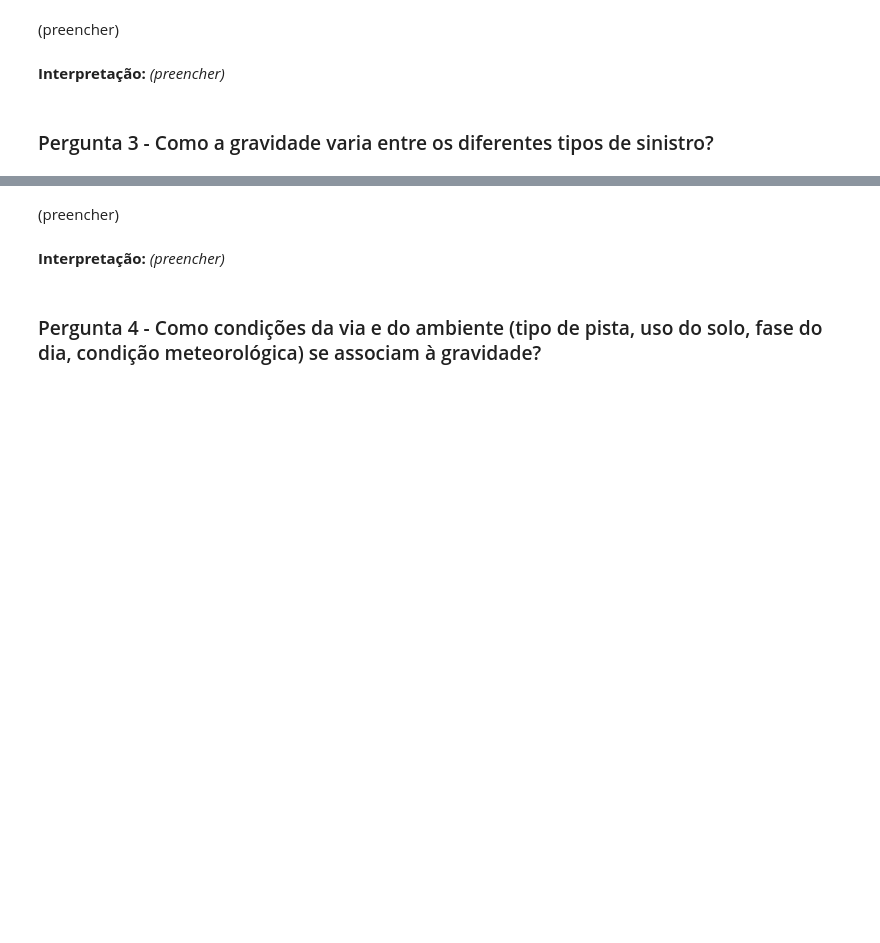
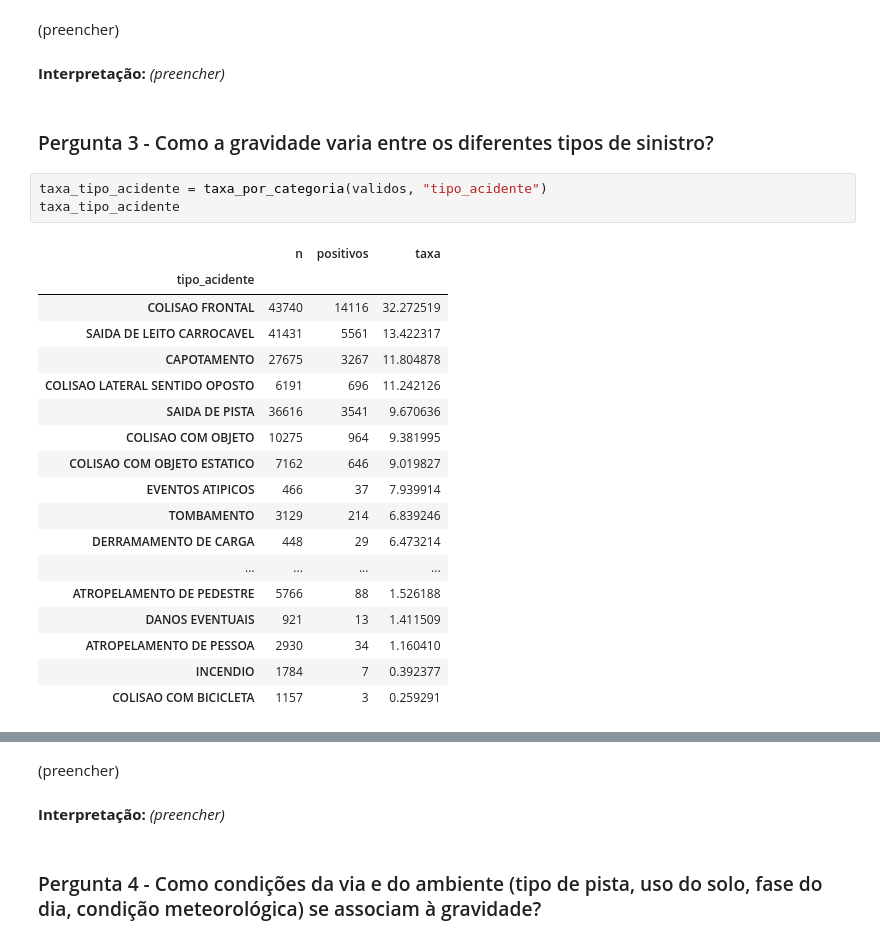
Before and after one commit to ju-caju/analise-seguranca-veicular-prf, a Jupyter notebook: notebooks/relatorio-final.ipynb, the cells around one changed output, grey strips where cells are left out. Cells and saved outputs as stored; diff of their text form; blank space fills up the shorter version.

```diff
--- a/notebooks/relatorio-final.ipynb
+++ b/notebooks/relatorio-final.ipynb
@@ -381,3 +381,25 @@ Name: proportion, dtype: float64
 **Interpretação:** *(preencher)*
 # %% [markdown]
 ### Pergunta 3 - Como a gravidade varia entre os diferentes tipos de sinistro?
+# %%
+taxa_tipo_acidente = taxa_por_categoria(validos, "tipo_acidente")
+taxa_tipo_acidente
+# %% [output]
+|  | n | positivos | taxa |
+| tipo_acidente |  |  |  |
+| COLISAO FRONTAL | 43740 | 14116 | 32.272519 |
+| SAIDA DE LEITO CARROCAVEL | 41431 | 5561 | 13.422317 |
+| CAPOTAMENTO | 27675 | 3267 | 11.804878 |
+| COLISAO LATERAL SENTIDO OPOSTO | 6191 | 696 | 11.242126 |
+| SAIDA DE PISTA | 36616 | 3541 | 9.670636 |
+| COLISAO COM OBJETO | 10275 | 964 | 9.381995 |
+| COLISAO COM OBJETO ESTATICO | 7162 | 646 | 9.019827 |
+| EVENTOS ATIPICOS | 466 | 37 | 7.939914 |
+| TOMBAMENTO | 3129 | 214 | 6.839246 |
+| DERRAMAMENTO DE CARGA | 448 | 29 | 6.473214 |
+| ... | ... | ... | ... |
+| ATROPELAMENTO DE PEDESTRE | 5766 | 88 | 1.526188 |
+| DANOS EVENTUAIS | 921 | 13 | 1.411509 |
+| ATROPELAMENTO DE PESSOA | 2930 | 34 | 1.160410 |
+| INCENDIO | 1784 | 7 | 0.392377 |
+| COLISAO COM BICICLETA | 1157 | 3 | 0.259291 |
```
Also changed, not shown: parts of 4 cells of this notebook, 1 other file.
